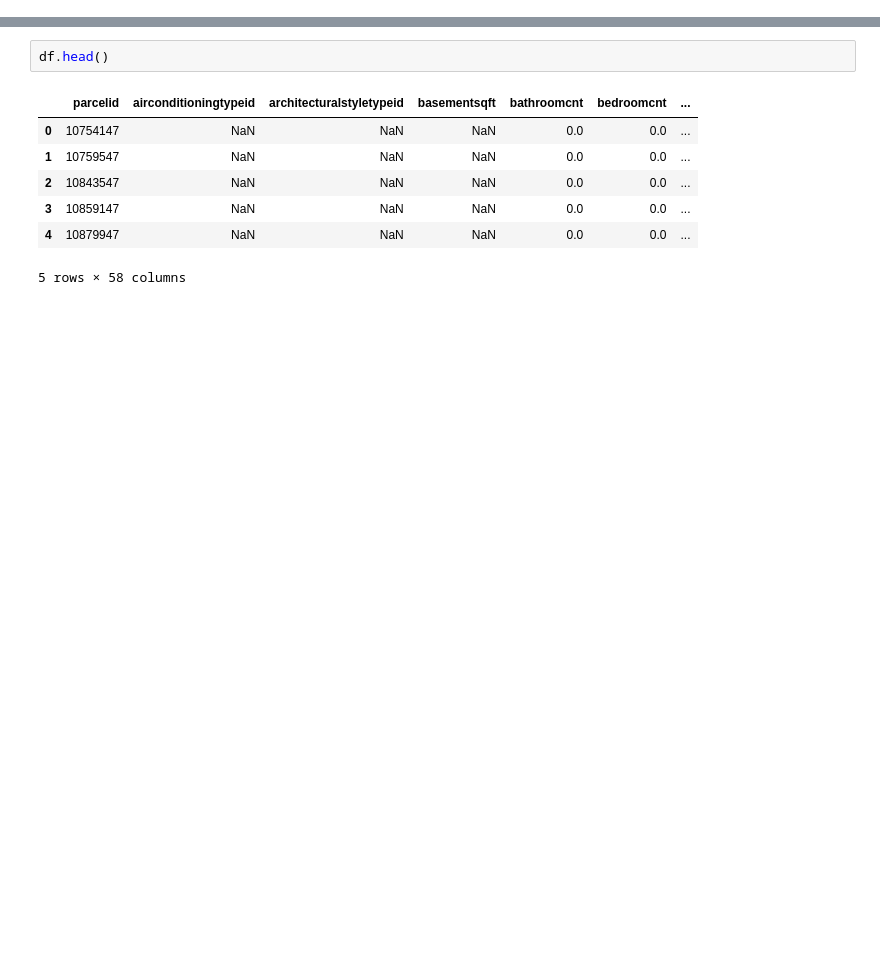
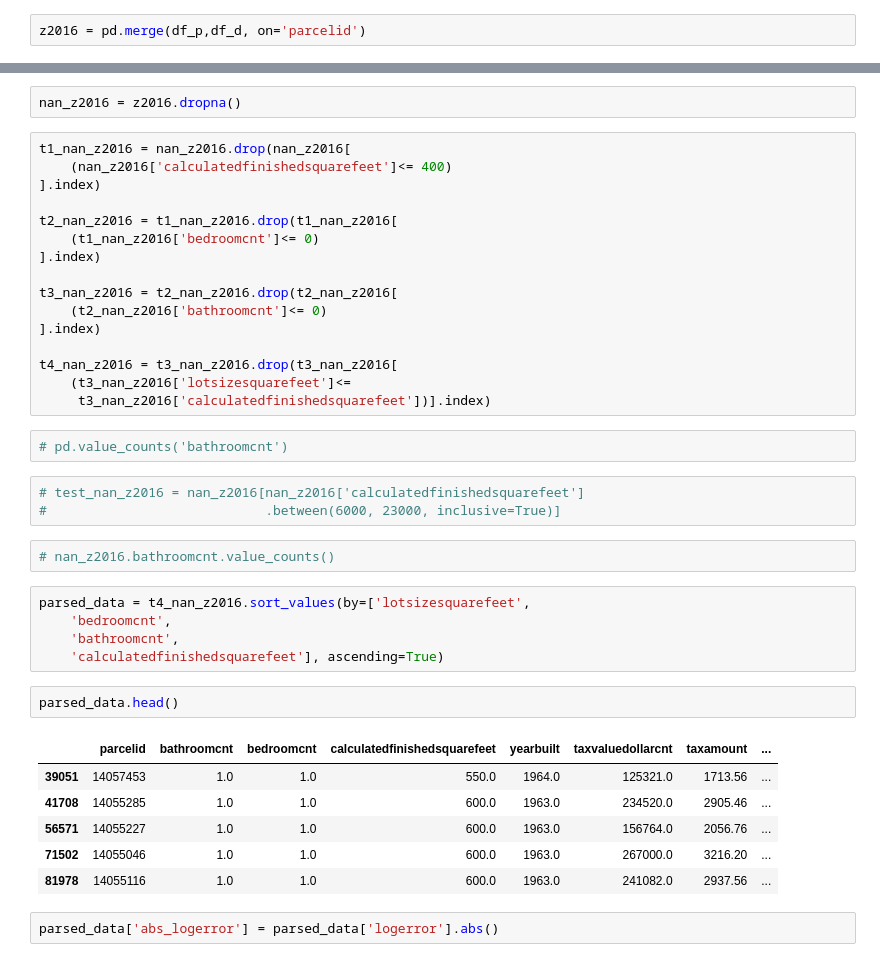
Before and after one commit to CodyBrettWatson/codeup-ds-projects, a Jupyter notebook: zillow_project.ipynb, the cells around one changed output, grey strips where cells are left out. Cells and saved outputs as stored; diff of their text form; blank space fills up the shorter version.

```diff
--- a/zillow_project.ipynb
+++ b/zillow_project.ipynb
@@ -28,0 +86,2 @@ df = pd.read_csv(path + "properties_2016.csv")
+# %%
+z2016 = pd.merge(df_p,df_d, on='parcelid')
@@ -29,10 +92,41 @@ df = pd.read_csv(path + "properties_2016.csv")
+# %%
+nan_z2016 = z2016.dropna()
+# %%
+t1_nan_z2016 = nan_z2016.drop(nan_z2016[
+    (nan_z2016['calculatedfinishedsquarefeet']<= 400)
+].index)
+
+t2_nan_z2016 = t1_nan_z2016.drop(t1_nan_z2016[
+    (t1_nan_z2016['bedroomcnt']<= 0)
+].index)
+
+t3_nan_z2016 = t2_nan_z2016.drop(t2_nan_z2016[
+    (t2_nan_z2016['bathroomcnt']<= 0)
+].index)
+
+t4_nan_z2016 = t3_nan_z2016.drop(t3_nan_z2016[
+    (t3_nan_z2016['lotsizesquarefeet']<=
+     t3_nan_z2016['calculatedfinishedsquarefeet'])].index)
+# %%
+# pd.value_counts('bathroomcnt')
+# %%
+# test_nan_z2016 = nan_z2016[nan_z2016['calculatedfinishedsquarefeet']
+#                            .between(6000, 23000, inclusive=True)]
+# %%
+# nan_z2016.bathroomcnt.value_counts()
+# %%
+parsed_data = t4_nan_z2016.sort_values(by=['lotsizesquarefeet',
+    'bedroomcnt',
+    'bathroomcnt',
+    'calculatedfinishedsquarefeet'], ascending=True)
 # %%
-df.head()
+parsed_data.head()
 # %% [output]
-|  | parcelid | airconditioningtypeid | architecturalstyletypeid | basementsqft | bathroomcnt | bedroomcnt | ... |
-| 0 | 10754147 | NaN | NaN | NaN | 0.0 | 0.0 | ... |
-| 1 | 10759547 | NaN | NaN | NaN | 0.0 | 0.0 | ... |
-| 2 | 10843547 | NaN | NaN | NaN | 0.0 | 0.0 | ... |
-| 3 | 10859147 | NaN | NaN | NaN | 0.0 | 0.0 | ... |
-| 4 | 10879947 | NaN | NaN | NaN | 0.0 | 0.0 | ... |
+|  | parcelid | bathroomcnt | bedroomcnt | calculatedfinishedsquarefeet | yearbuilt | taxvaluedollarcnt | taxamount | ... |
+| 39051 | 14057453 | 1.0 | 1.0 | 550.0 | 1964.0 | 125321.0 | 1713.56 | ... |
+| 41708 | 14055285 | 1.0 | 1.0 | 600.0 | 1963.0 | 234520.0 | 2905.46 | ... |
+| 56571 | 14055227 | 1.0 | 1.0 | 600.0 | 1963.0 | 156764.0 | 2056.76 | ... |
+| 71502 | 14055046 | 1.0 | 1.0 | 600.0 | 1963.0 | 267000.0 | 3216.20 | ... |
+| 81978 | 14055116 | 1.0 | 1.0 | 600.0 | 1963.0 | 241082.0 | 2937.56 | ... |
-5 rows × 58 columns
+# %%
+parsed_data['abs_logerror'] = parsed_data['logerror'].abs()
```
Also changed, not shown: parts of 48 cells of this notebook.
